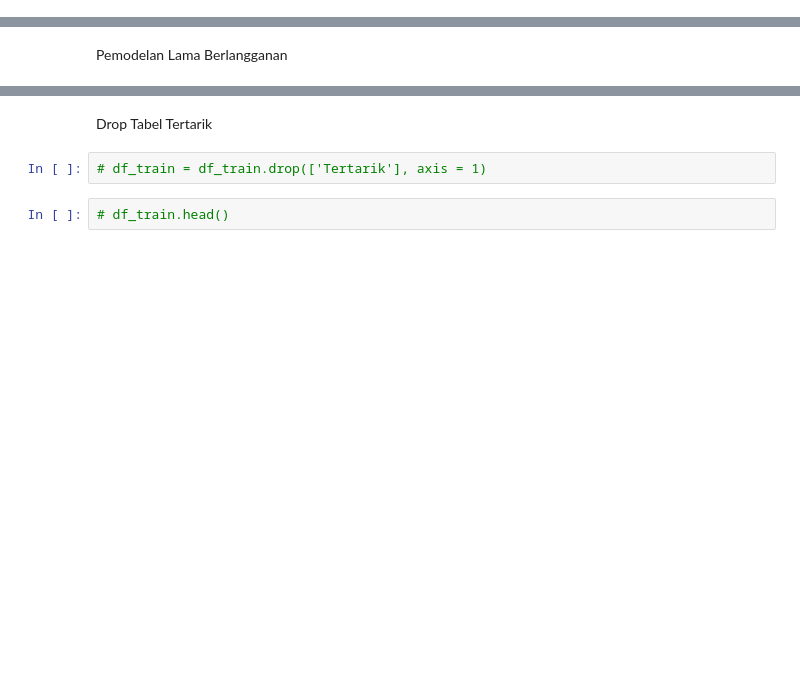
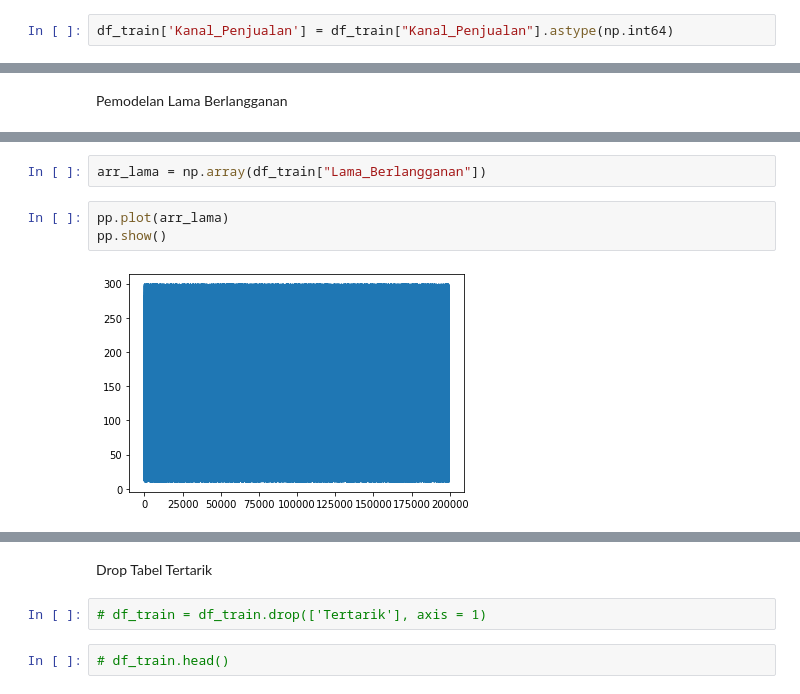
Before and after one commit to Richofedhias/Tubes-Mesin, a Jupyter notebook: tubes_mesin.ipynb, the cells around one changed output, grey strips where cells are left out. Cells and saved outputs as stored; diff of their text form; blank space fills up the shorter version.

```diff
--- a/tubes_mesin.ipynb
+++ b/tubes_mesin.ipynb
@@ -565,0 +622,2 @@ Name: Kanal_Penjualan, dtype: float64
+# %%
+df_train['Kanal_Penjualan'] = df_train["Kanal_Penjualan"].astype(np.int64)
@@ -567,0 +647,7 @@ Pemodelan Lama Berlangganan
+# %%
+arr_lama = np.array(df_train["Lama_Berlangganan"])
+# %%
+pp.plot(arr_lama)
+pp.show()
+# %% [output]
+[figure, added]
```
Also changed, not shown: parts of 18 cells of this notebook.
